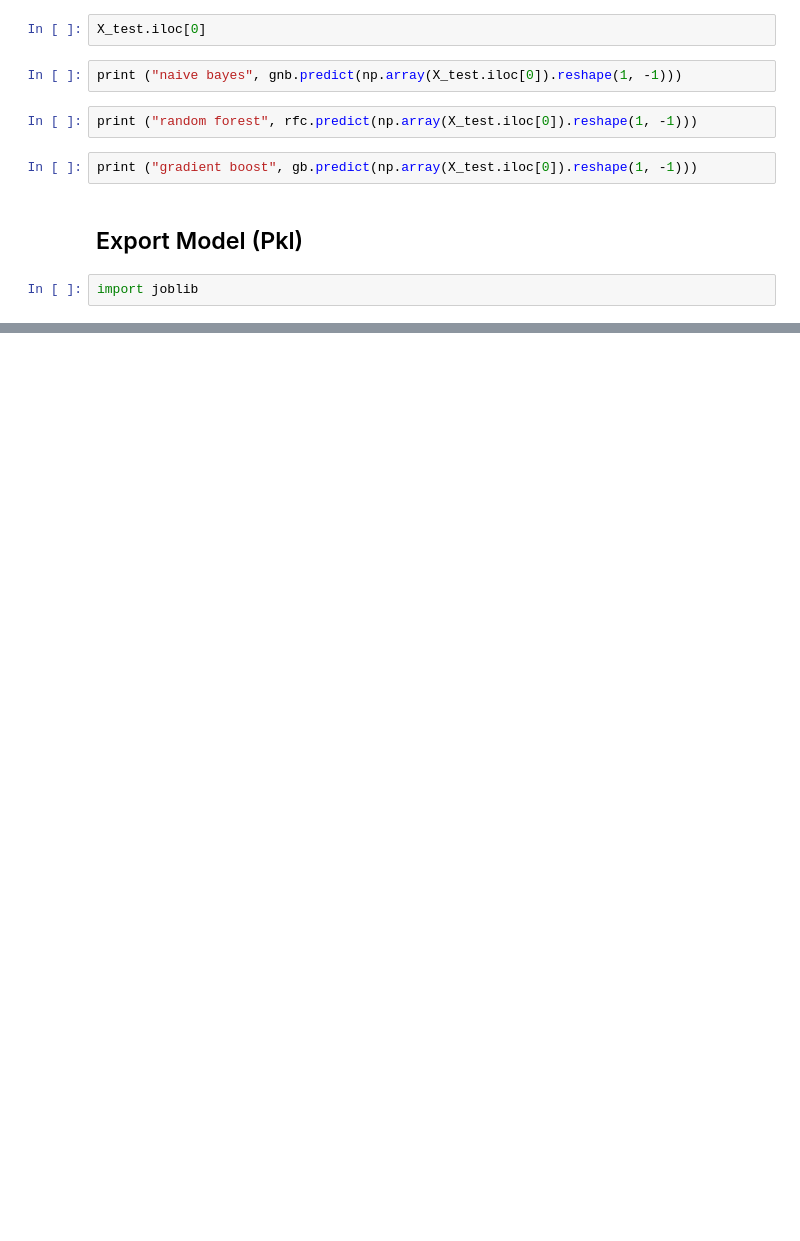
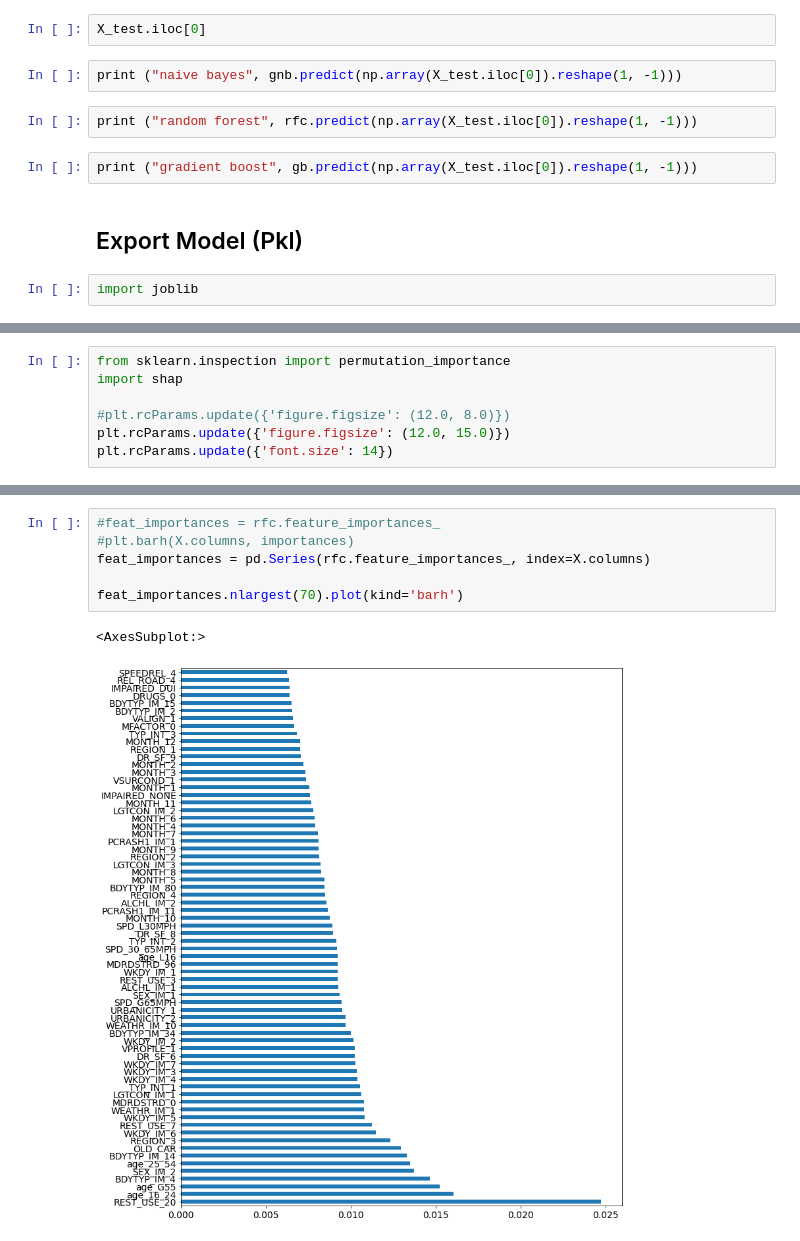
Before and after one commit to jefbags/DS504, a Jupyter notebook: Data Modeling.ipynb, the cells around one changed output, grey strips where cells are left out. Saved outputs shown, nothing was run; the diff lists cells and outputs as text; blank space fills up the shorter version.

```diff
--- a/Data Modeling.ipynb
+++ b/Data Modeling.ipynb
@@ -177,0 +249,7 @@ joblib.dump(gb, 'gnb.pkl', compress=True)
+# %%
+from sklearn.inspection import permutation_importance
+import shap
+
+#plt.rcParams.update({'figure.figsize': (12.0, 8.0)})
+plt.rcParams.update({'figure.figsize': (12.0, 15.0)})
+plt.rcParams.update({'font.size': 14})
@@ -177,0 +311,9 @@ joblib.dump(gb, 'gnb.pkl', compress=True)
+# %%
+#feat_importances = rfc.feature_importances_
+#plt.barh(X.columns, importances)
+feat_importances = pd.Series(rfc.feature_importances_, index=X.columns)
+
+feat_importances.nlargest(70).plot(kind='barh')
+# %% [output]
+<AxesSubplot:>
+[figure, added]
```
Also changed, not shown: parts of 27 cells of this notebook, 4 other files.
